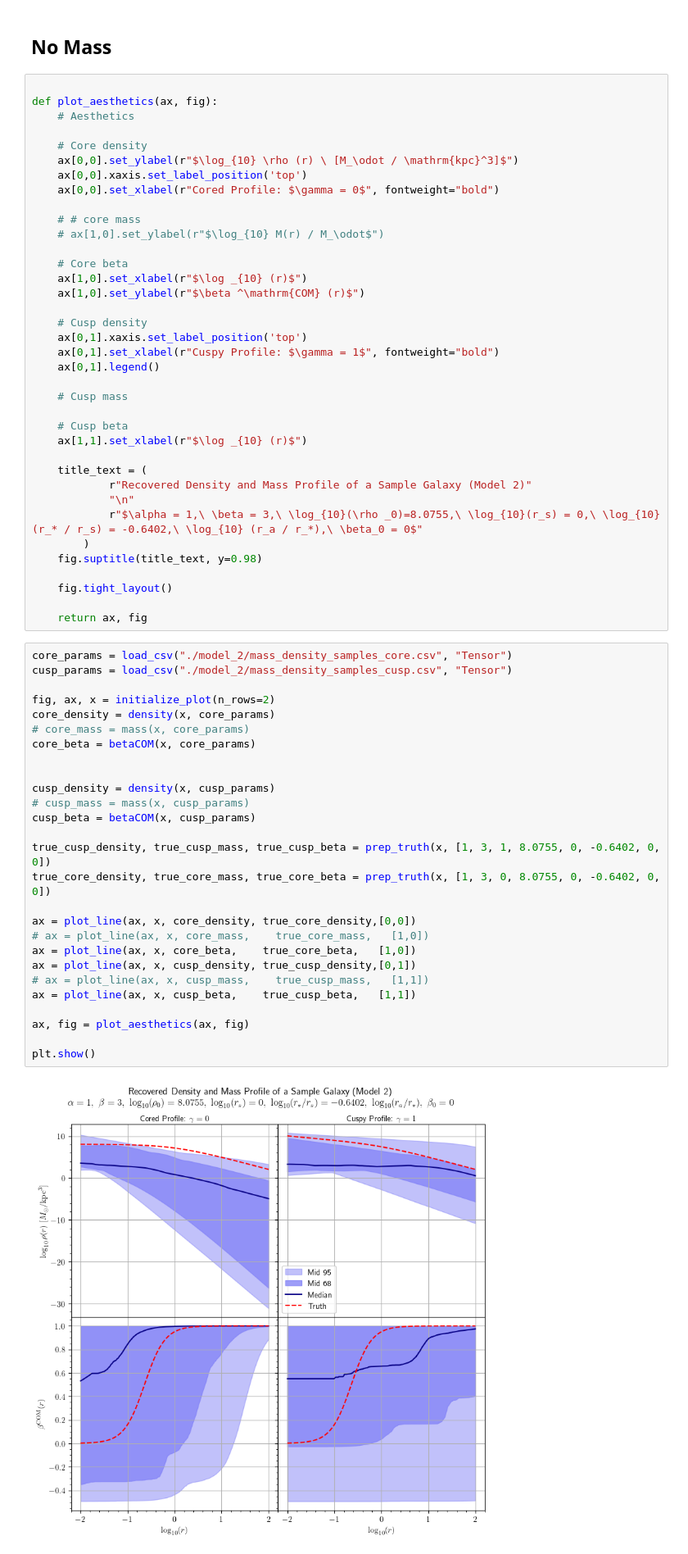
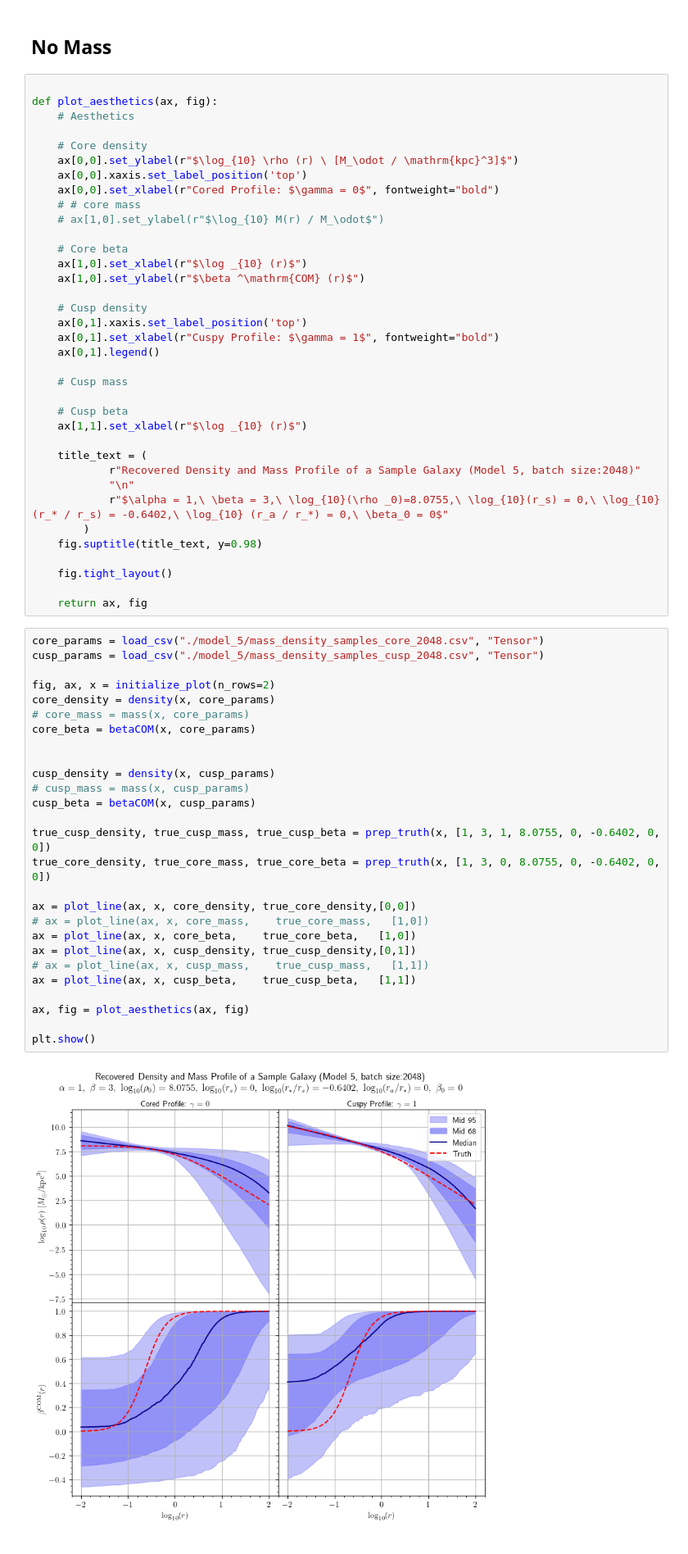
Before and after one commit to Anodymous1/suds, a Jupyter notebook: 8d_theta/posterior_graph.ipynb, the cells around one changed output. Shown at 82% size. Saved outputs shown, nothing was run; the diff lists cells and outputs as text.

Commit message:
added filter (model 5,6)

```diff
--- a/8d_theta/posterior_graph.ipynb
+++ b/8d_theta/posterior_graph.ipynb
@@ -277,7 +277,6 @@ def plot_aesthetics(ax, fig):
     ax[0,0].set_ylabel(r"$\log_{10} \rho (r) \ [M_\odot / \mathrm{kpc}^3]$")
     ax[0,0].xaxis.set_label_position('top')
     ax[0,0].set_xlabel(r"Cored Profile: $\gamma = 0$", fontweight="bold")
-
     # # core mass
     # ax[1,0].set_ylabel(r"$\log_{10} M(r) / M_\odot$")
 
@@ -296,9 +295,9 @@ def plot_aesthetics(ax, fig):
     ax[1,1].set_xlabel(r"$\log _{10} (r)$")
 
     title_text = (
-            r"Recovered Density and Mass Profile of a Sample Galaxy (Model 2)"
+            r"Recovered Density and Mass Profile of a Sample Galaxy (Model 5, batch size:2048)"
             "\n"
-            r"$\alpha = 1,\ \beta = 3,\ \log_{10}(\rho _0)=8.0755,\ \log_{10}(r_s) = 0,\ \log_{10}(r_* / r_s) = -0.6402,\ \log_{10} (r_a / r_*),\ \beta_0 = 0$"
+            r"$\alpha = 1,\ \beta = 3,\ \log_{10}(\rho _0)=8.0755,\ \log_{10}(r_s) = 0,\ \log_{10}(r_* / r_s) = -0.6402,\ \log_{10} (r_a / r_*) = 0,\ \beta_0 = 0$"
         )
     fig.suptitle(title_text, y=0.98)
 
@@ -306,31 +305,31 @@ def plot_aesthetics(ax, fig):
 
     return ax, fig
 # %%
-core_params = load_csv("./model_2/mass_density_samples_core.csv", "Tensor")
-cusp_params = load_csv("./model_2/mass_density_samples_cusp.csv", "Tensor")
+core_params = load_csv("./model_5/mass_density_samples_core_2048.csv", "Tensor")
+cusp_params = load_csv("./model_5/mass_density_samples_cusp_2048.csv", "Tensor")
 
 fig, ax, x = initialize_plot(n_rows=2)
 core_density = density(x, core_params)
 # core_mass = mass(x, core_params)
 core_beta = betaCOM(x, core_params)
 
 
 cusp_density = density(x, cusp_params)
 # cusp_mass = mass(x, cusp_params)
 cusp_beta = betaCOM(x, cusp_params)
 
 true_cusp_density, true_cusp_mass, true_cusp_beta = prep_truth(x, [1, 3, 1, 8.0755, 0, -0.6402, 0, 0])
 true_core_density, true_core_mass, true_core_beta = prep_truth(x, [1, 3, 0, 8.0755, 0, -0.6402, 0, 0])
 
 ax = plot_line(ax, x, core_density, true_core_density,[0,0])
 # ax = plot_line(ax, x, core_mass,    true_core_mass,   [1,0])
 ax = plot_line(ax, x, core_beta,    true_core_beta,   [1,0])
 ax = plot_line(ax, x, cusp_density, true_cusp_density,[0,1])
 # ax = plot_line(ax, x, cusp_mass,    true_cusp_mass,   [1,1])
 ax = plot_line(ax, x, cusp_beta,    true_cusp_beta,   [1,1])
 
 ax, fig = plot_aesthetics(ax, fig)
 
 plt.show()
 # %% [output]
-[figure, old version]
+[figure, new version]
```
Also changed, not shown: parts of 1 cell of this notebook, 34 other files.
